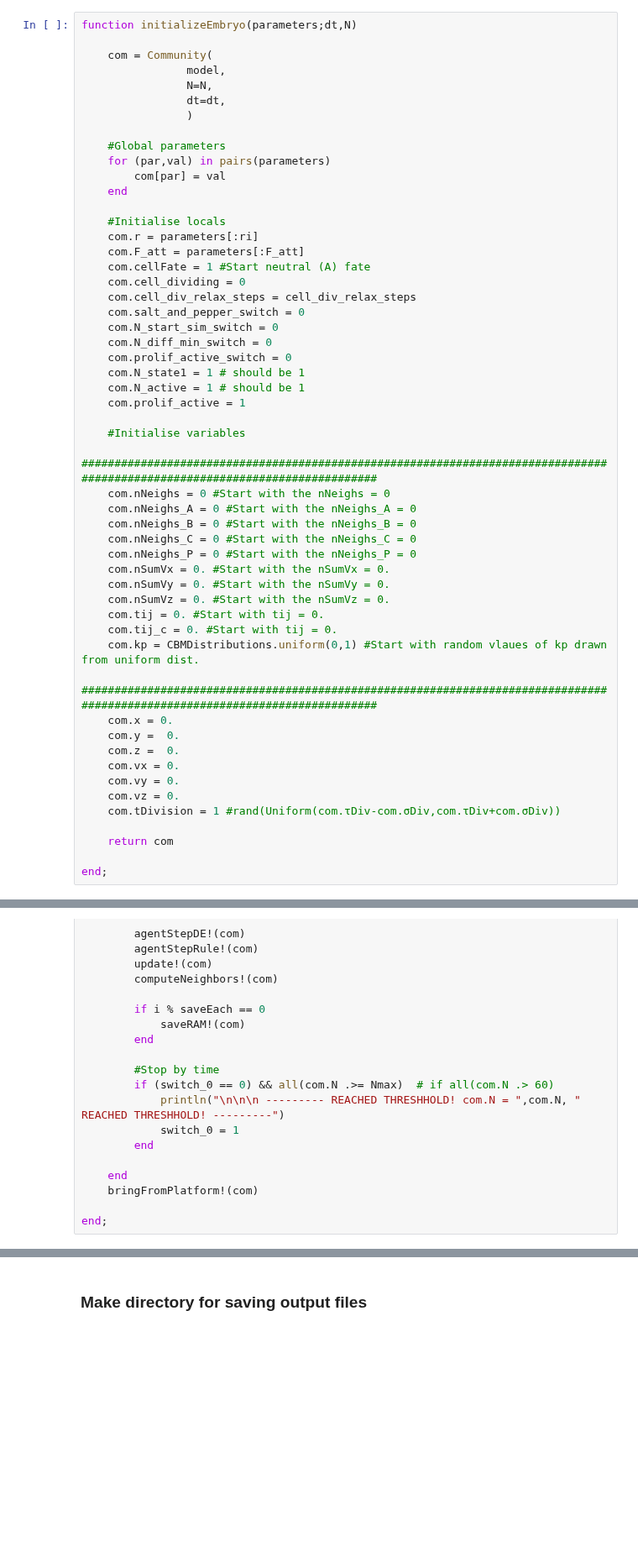
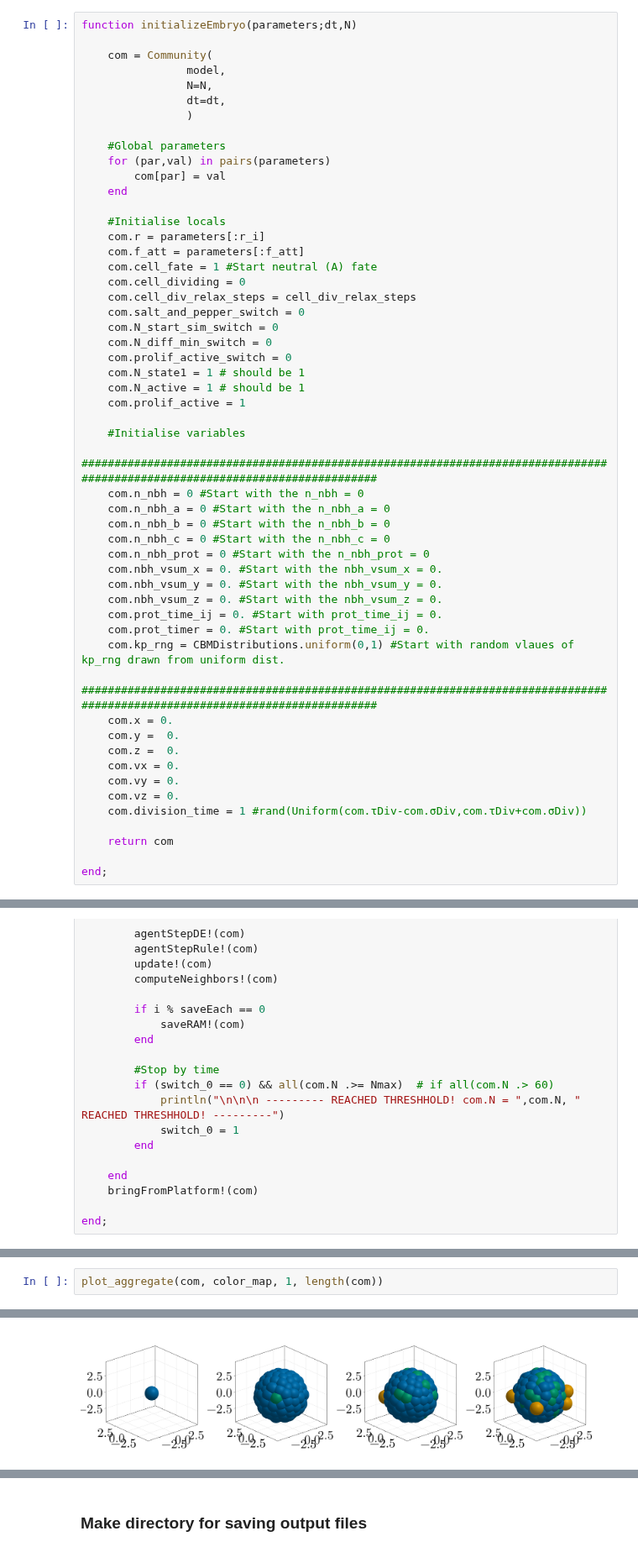
Before and after one commit to villegas-morral/squeezing-gastruloids, a Jupyter notebook: code/sotiris-code renamed.ipynb, the cells around one changed output, grey strips where cells are left out. Shown at 84% size. Saved outputs shown, nothing was run; the diff lists cells and outputs as text; blank space fills up the shorter version.

```diff
--- a/code/sotiris-code renamed.ipynb
+++ b/code/sotiris-code renamed.ipynb
@@ -627,9 +626,9 @@ function initializeEmbryo(parameters;dt,N)
     end
 
     #Initialise locals
-    com.r = parameters[:ri]
-    com.F_att = parameters[:F_att]
-    com.cellFate = 1 #Start neutral (A) fate
+    com.r = parameters[:r_i]
+    com.f_att = parameters[:f_att]
+    com.cell_fate = 1 #Start neutral (A) fate
     com.cell_dividing = 0
     com.cell_div_relax_steps = cell_div_relax_steps
     com.salt_and_pepper_switch = 0
@@ -642,17 +641,17 @@ function initializeEmbryo(parameters;dt,N)
 
     #Initialise variables
     #############################################################################################################################
-    com.nNeighs = 0 #Start with the nNeighs = 0
-    com.nNeighs_A = 0 #Start with the nNeighs_A = 0
-    com.nNeighs_B = 0 #Start with the nNeighs_B = 0
-    com.nNeighs_C = 0 #Start with the nNeighs_C = 0
-    com.nNeighs_P = 0 #Start with the nNeighs_P = 0
-    com.nSumVx = 0. #Start with the nSumVx = 0.
-    com.nSumVy = 0. #Start with the nSumVy = 0.
-    com.nSumVz = 0. #Start with the nSumVz = 0.
-    com.tij = 0. #Start with tij = 0.
-    com.tij_c = 0. #Start with tij = 0.
-    com.kp = CBMDistributions.uniform(0,1) #Start with random vlaues of kp drawn from uniform dist.
+    com.n_nbh = 0 #Start with the n_nbh = 0
+    com.n_nbh_a = 0 #Start with the n_nbh_a = 0
+    com.n_nbh_b = 0 #Start with the n_nbh_b = 0
+    com.n_nbh_c = 0 #Start with the n_nbh_c = 0
+    com.n_nbh_prot = 0 #Start with the n_nbh_prot = 0
+    com.nbh_vsum_x = 0. #Start with the nbh_vsum_x = 0.
+    com.nbh_vsum_y = 0. #Start with the nbh_vsum_y = 0.
+    com.nbh_vsum_z = 0. #Start with the nbh_vsum_z = 0.
+    com.prot_time_ij = 0. #Start with prot_time_ij = 0.
+    com.prot_timer = 0. #Start with prot_time_ij = 0.
+    com.kp_rng = CBMDistributions.uniform(0,1) #Start with random vlaues of kp_rng drawn from uniform dist.
     #############################################################################################################################
     com.x = 0.
     com.y =  0.
@@ -660,7 +659,7 @@ function initializeEmbryo(parameters;dt,N)
     com.vx = 0.
     com.vy = 0.
     com.vz = 0.
-    com.tDivision = 1 #rand(Uniform(com.τDiv-com.σDiv,com.τDiv+com.σDiv))
+    com.division_time = 1 #rand(Uniform(com.τDiv-com.σDiv,com.τDiv+com.σDiv))
 
     return com
 
@@ -798,0 +844,3 @@ Finished simulation. Community with 3115 agents.
+# %%
+plot_aggregate(com, color_map, 1, length(com))
+# %% [output]
@@ -798,0 +853 @@ Finished simulation. Community with 3115 agents.
+[figure, added]
```
Also changed, not shown: parts of 22 cells of this notebook.
